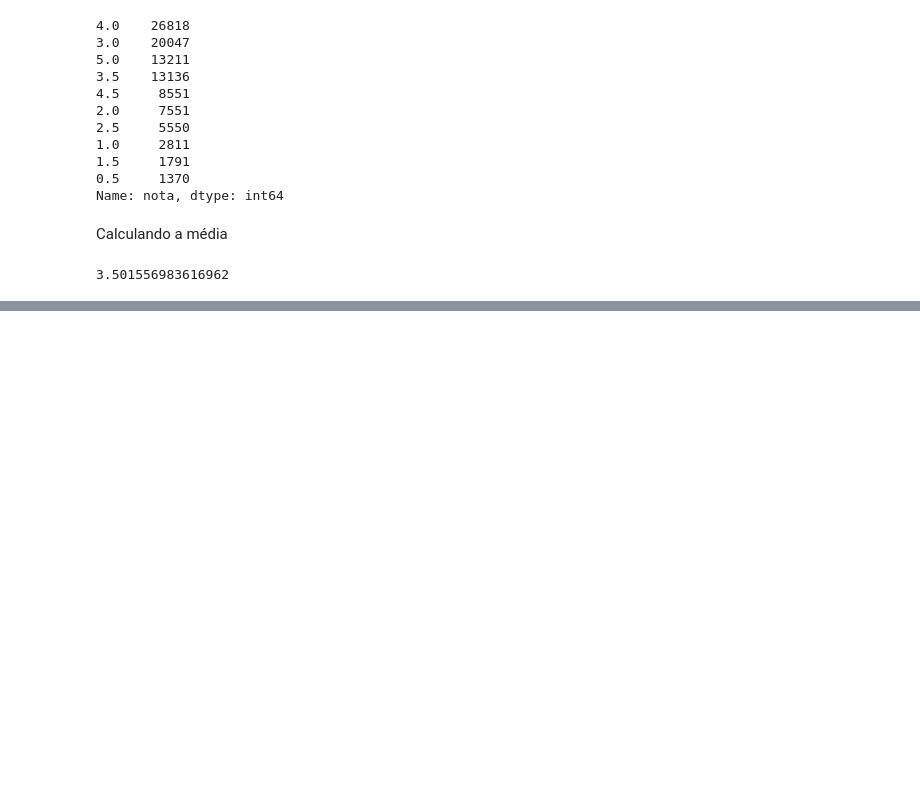
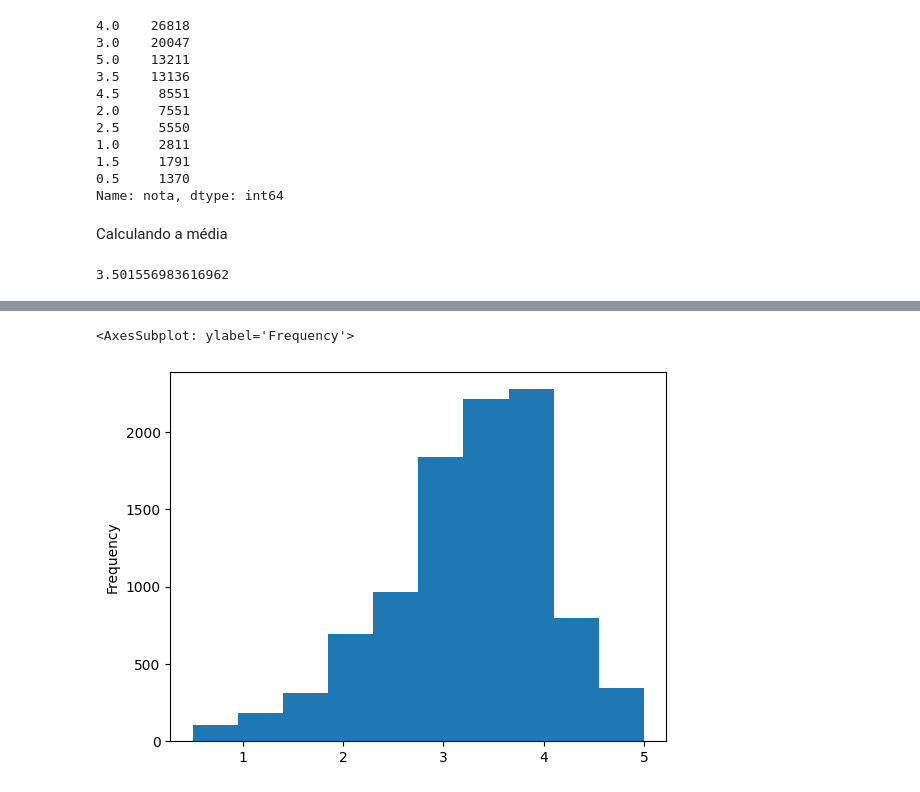
Before and after one commit to Jeidsan/data-science, a Jupyter notebook: 1. Data Science - análise e visualização de dados/2. Aula.ipynb, the cells around one changed output, grey strips where cells are left out. Cells and saved outputs as stored; diff of their text form; code cells hidden in the pictures; blank space fills up the shorter version.

```diff
--- a/1. Data Science - análise e visualização de dados/2. Aula.ipynb
+++ b/1. Data Science - análise e visualização de dados/2. Aula.ipynb
@@ -84,0 +154,2 @@ notas["nota"].mean()
+# %%
+medias_por_filme = notas.groupby("filmeId").mean().nota
@@ -84,0 +166,5 @@ notas["nota"].mean()
+# %%
+medias_por_filme.plot(kind='hist')
+# %% [output]
+<AxesSubplot: ylabel='Frequency'>
+[figure, added]
```
Also changed, not shown: parts of 21 cells of this notebook.
